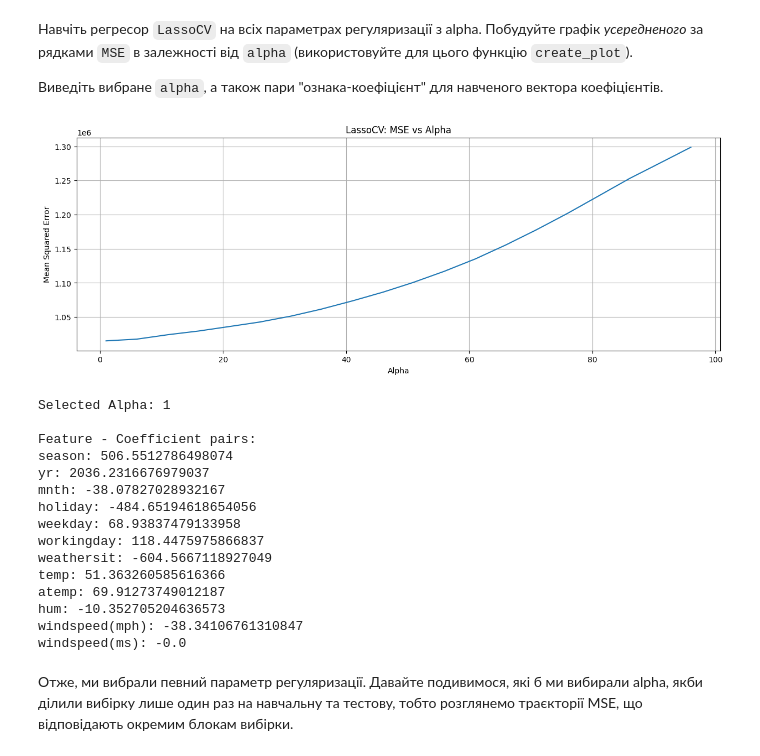
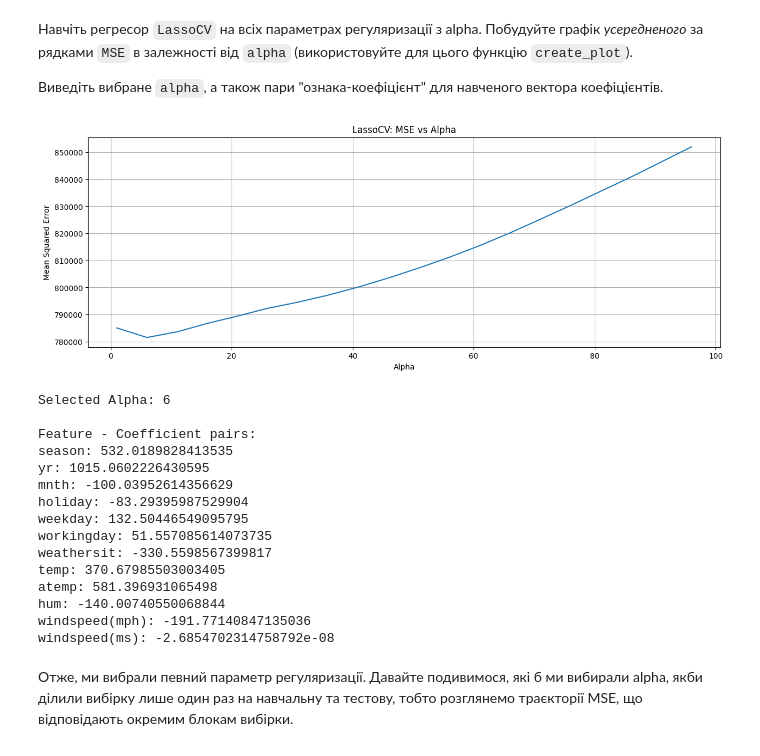
Before and after one commit to Pelmenoff/data_science, a Jupyter notebook: hw4".ipynb, the cells around one changed output. Cells and saved outputs as stored; diff of their text form; code cells hidden in the pictures.

```diff
--- a/hw4".ipynb
+++ b/hw4".ipynb
@@ -277,14 +243,7 @@ $$w = (X^TX)^{-1} X^T y$$
 # %% [markdown]
 Навчіть лінійну модель з $L_1$-регуляризацією (клас Lasso) і виведіть ваги.
 # %%
-from sklearn.linear_model import Ridge, Lasso
-
-lasso_regressor = Lasso()
-
-lasso_regressor.fit(X, y)
-
-lasso_weights = list(zip(X.columns, lasso_regressor.coef_))
-print("Lasso Regression Weights:")
-for feature, weight in lasso_weights:
-    print(f"{feature}: {weight}")
+from sklearn.linear_model import Lasso
+lasso = Lasso().fit(X, y)
+[i for i in list(zip(df.columns, lasso.coef_))]
 # %% [output]
@@ -304,11 +262,2 @@ windspeed(ms): -0.0
 # %% [markdown]
 Навчіть лінійну модель з $L_2$-регуляризацією (клас Ridge) і виведіть ваги.
-# %%
-ridge_regressor = Ridge()
-
-ridge_regressor.fit(X, y)
-
-ridge_weights = list(zip(X.columns, ridge_regressor.coef_))
-print("Ridge Regression Weights:")
-for feature, weight in ridge_weights:
-    print(f"{feature}: {weight}")
@@ -401,61 +353,55 @@ plt.show()
 
 Виведіть вибране `alpha`, а також пари "ознака-коефіцієнт" для навченого вектора коефіцієнтів.
 # %%
-def create_plot(data, title, xlabel, ylabel, figsize=None):
-    size = figsize or (15, 5)
-    plt.figure(figsize=size)
+def create_plot(data, title, xlabel, ylabel, figsize=(15, 5)):
+    plt.figure(figsize=figsize)
 
-    x = list(map(lambda e: e[0], data))
-    y = list(map(lambda e: e[1], data))
+    x, y = zip(*data)
 
     plt.plot(x, y)
-
     plt.title(title)
     plt.xlabel(xlabel)
     plt.ylabel(ylabel)
-
     plt.grid()
     plt.show()
 # %%
 from sklearn.linear_model import LassoCV
 from sklearn.metrics import mean_squared_error
 
 alphas = np.arange(1, 100, 5)
 
-regressor = LassoCV(alphas=alphas, cv=5)
+regressor = LassoCV(alphas=alphas, cv=3)
 regressor.fit(X, y)
 
 mse_values = np.mean(regressor.mse_path_, axis=1)
 alpha_mse_data = list(zip(regressor.alphas_, mse_values))
-
-alpha_mse_data = list(alpha_mse_data)
 
 create_plot(alpha_mse_data, 'LassoCV: MSE vs Alpha', 'Alpha', 'Mean Squared Error')
 
 selected_alpha = regressor.alpha_
 print(f"Selected Alpha: {selected_alpha}")
 
-coefficients_data = list(zip(X.columns, regressor.coef_))
+coefficients_data = list(zip(df.columns, regressor.coef_))
 print("\nFeature - Coefficient pairs:")
 for feature, coefficient in coefficients_data:
     print(f"{feature}: {coefficient}")
 # %% [output]
-[figure, old version]
+[figure, new version]
-Selected Alpha: 1
+Selected Alpha: 6
 
 Feature - Coefficient pairs:
-season: 506.5512786498074
-yr: 2036.2316676979037
-mnth: -38.07827028932167
-holiday: -484.65194618654056
-weekday: 68.93837479133958
-workingday: 118.4475975866837
-weathersit: -604.5667118927049
-temp: 51.363260585616366
-atemp: 69.91273749012187
-hum: -10.352705204636573
-windspeed(mph): -38.34106761310847
-windspeed(ms): -0.0
+season: 532.0189828413535
+yr: 1015.0602226430595
+mnth: -100.03952614356629
+holiday: -83.29395987529904
+weekday: 132.50446549095795
+workingday: 51.557085614073735
+weathersit: -330.5598567399817
+temp: 370.67985503003405
+atemp: 581.396931065498
+hum: -140.00740550068844
+windspeed(mph): -191.77140847135036
+windspeed(ms): -2.6854702314758792e-08
 # %% [markdown]
 Отже, ми вибрали певний параметр регуляризації. Давайте подивимося, які б ми вибирали alpha, якби ділили вибірку лише один раз на навчальну та тестову, тобто розглянемо траєкторії MSE, що відповідають окремим блокам вибірки.
 # %% [markdown]
```
Also changed, not shown: parts of 15 cells of this notebook.
